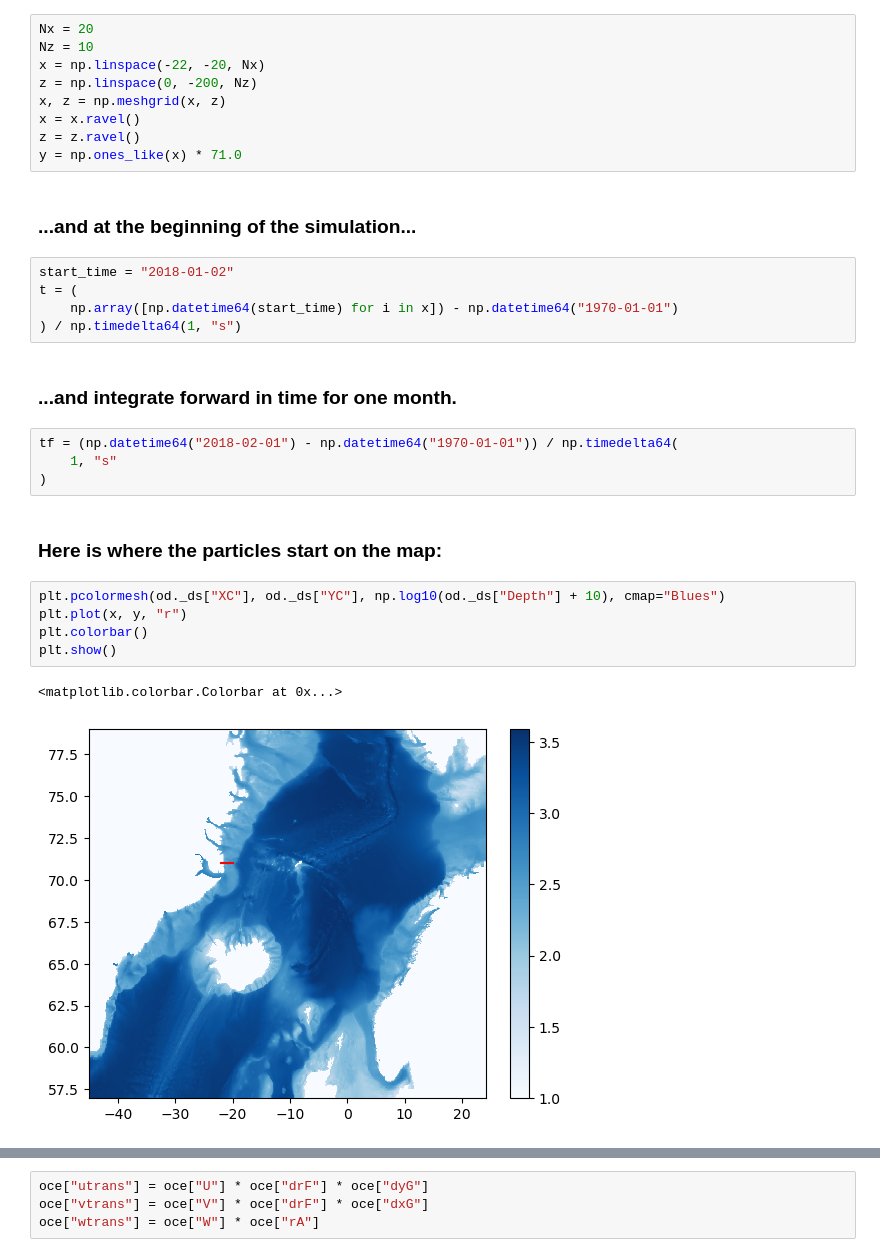
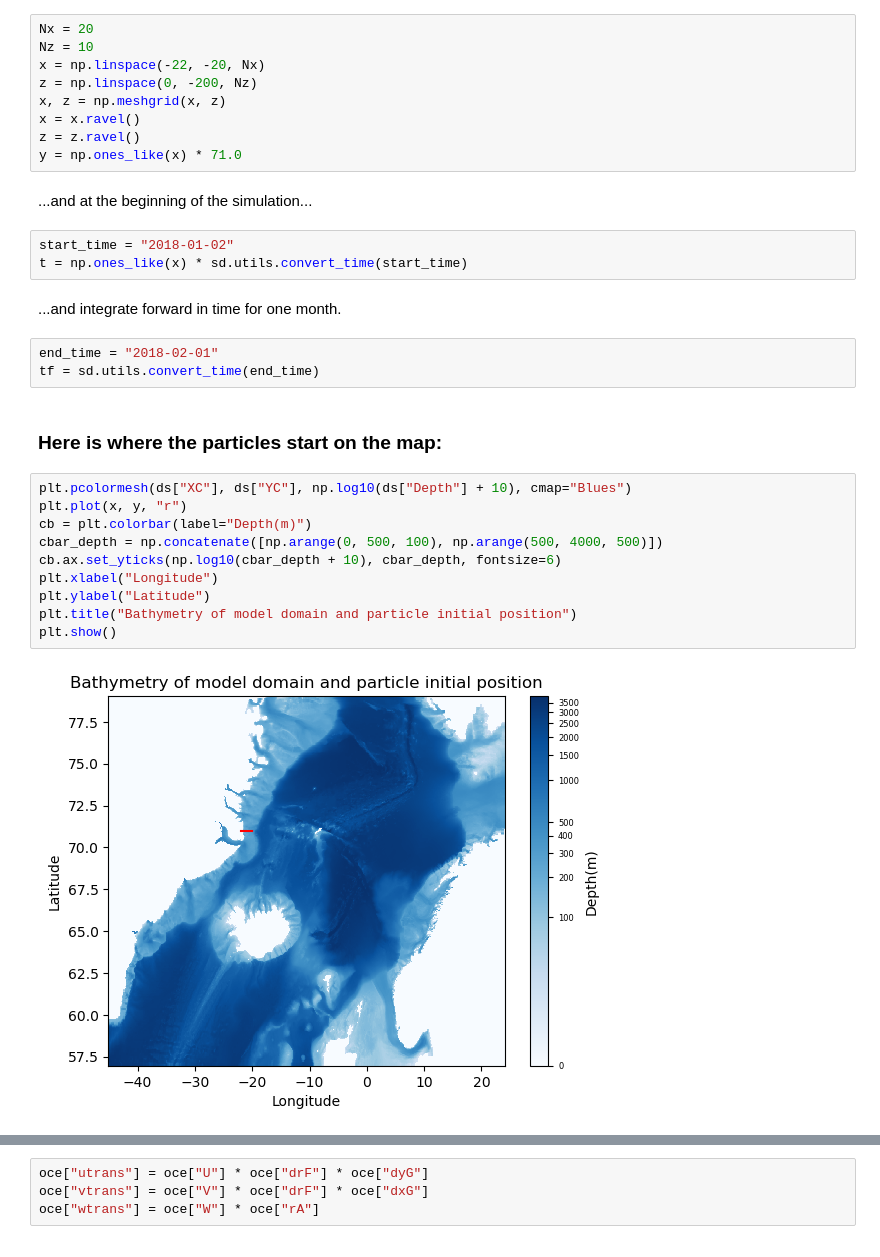
Before and after one commit to MaceKuailv/seaduck_sciserver_notebook, a Jupyter notebook: IGP.ipynb, the cells around one changed output, grey strips where cells are left out. Drawn from its saved outputs; the diff is of its cells as text.

```diff
--- a/IGP.ipynb
+++ b/IGP.ipynb
@@ -61,25 +72,26 @@ x = x.ravel()
 z = z.ravel()
 y = np.ones_like(x) * 71.0
 # %% [markdown]
-### ...and at the beginning of the simulation...
+...and at the beginning of the simulation...
 # %%
 start_time = "2018-01-02"
-t = (
-    np.array([np.datetime64(start_time) for i in x]) - np.datetime64("1970-01-01")
-) / np.timedelta64(1, "s")
+t = np.ones_like(x) * sd.utils.convert_time(start_time)
 # %% [markdown]
-### ...and integrate forward in time for one month.
+...and integrate forward in time for one month.
 # %%
-tf = (np.datetime64("2018-02-01") - np.datetime64("1970-01-01")) / np.timedelta64(
-    1, "s"
-)
+end_time = "2018-02-01"
+tf = sd.utils.convert_time(end_time)
 # %% [markdown]
 ### Here is where the particles start on the map:
 # %%
-plt.pcolormesh(od._ds["XC"], od._ds["YC"], np.log10(od._ds["Depth"] + 10), cmap="Blues")
+plt.pcolormesh(ds["XC"], ds["YC"], np.log10(ds["Depth"] + 10), cmap="Blues")
 plt.plot(x, y, "r")
-plt.colorbar()
+cb = plt.colorbar(label="Depth(m)")
+cbar_depth = np.concatenate([np.arange(0, 500, 100), np.arange(500, 4000, 500)])
+cb.ax.set_yticks(np.log10(cbar_depth + 10), cbar_depth, fontsize=6)
+plt.xlabel("Longitude")
+plt.ylabel("Latitude")
+plt.title("Bathymetry of model domain and particle initial position")
 plt.show()
 # %% [output]
-<matplotlib.colorbar.Colorbar at 0x...>
-[figure, old version]
+[figure, new version]
```
Also changed, not shown: parts of 22 cells of this notebook, 16 other files.
